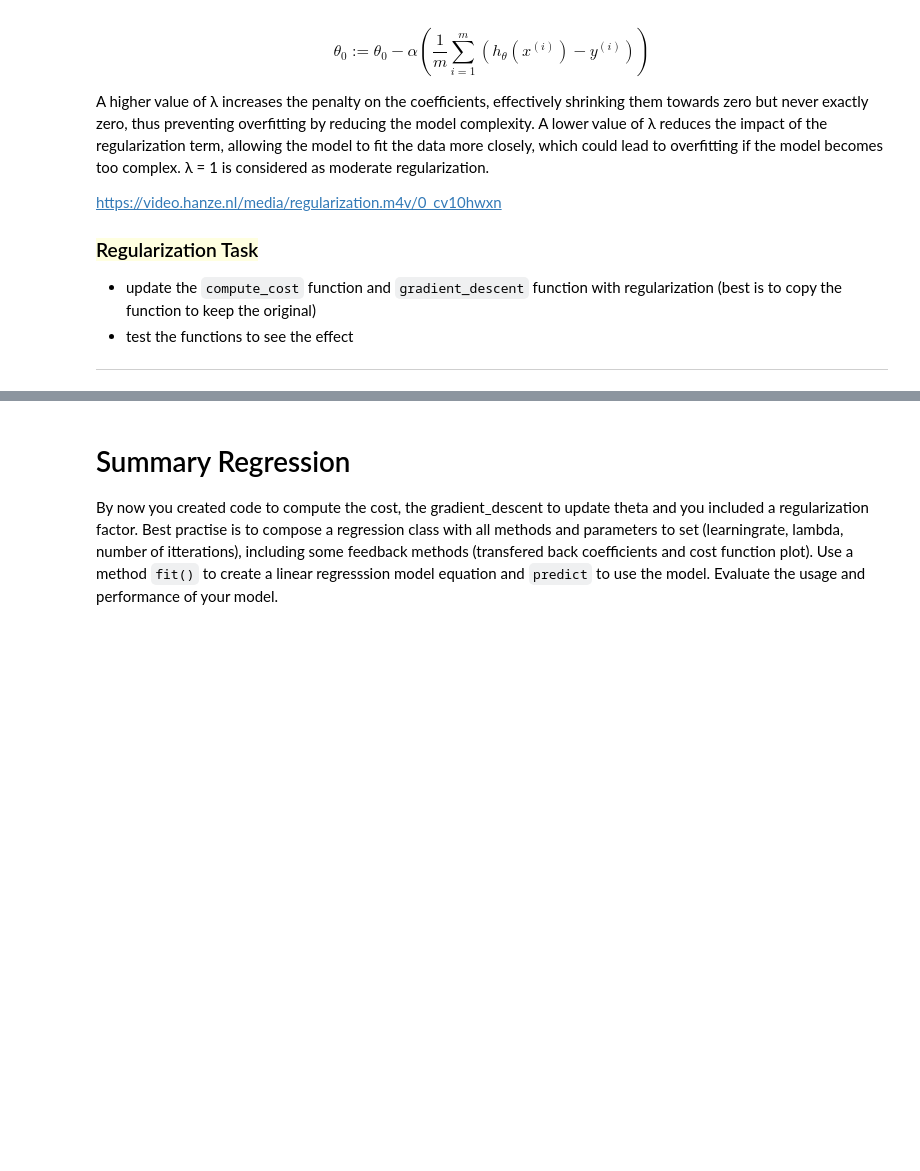
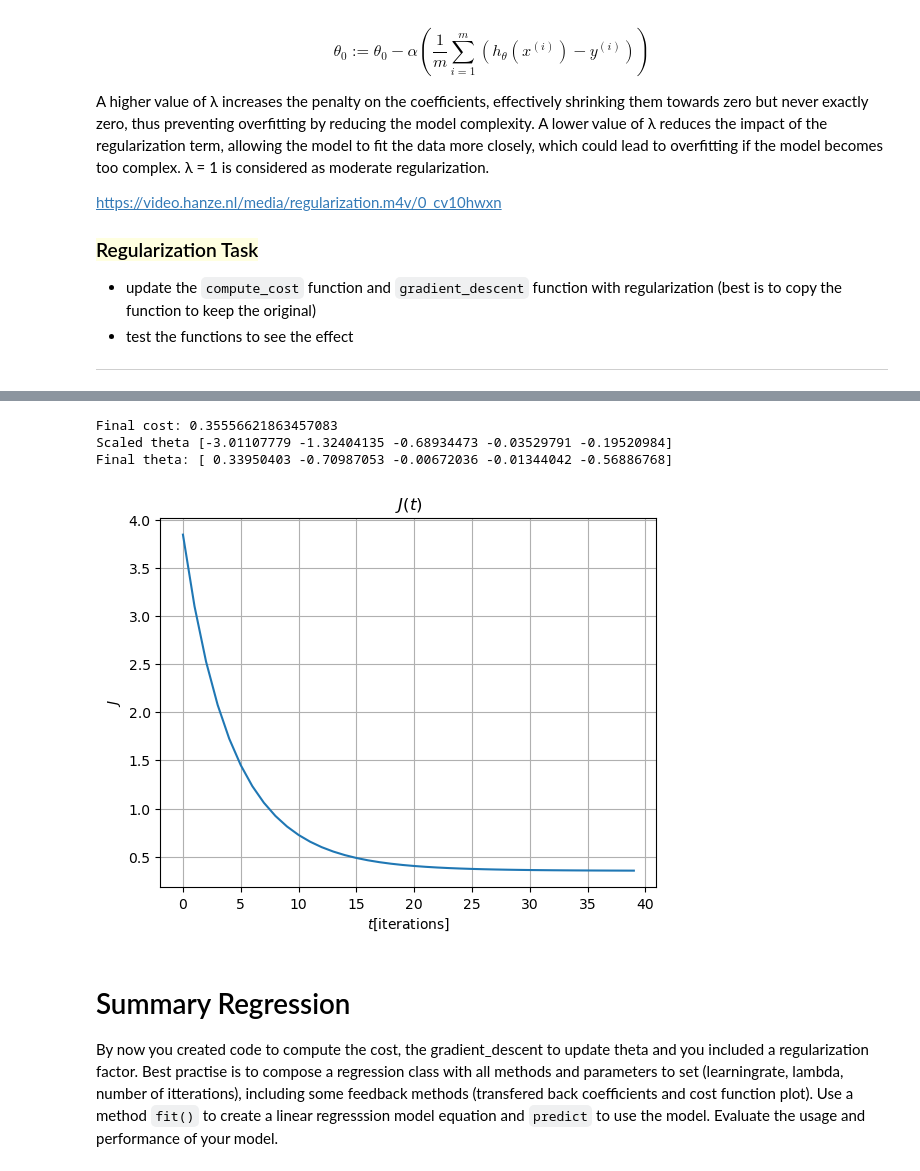
Before and after one commit to jgray1996/machinelearning, a Jupyter notebook: assignment 1/Assignment_Regression.ipynb, the cells around one changed output, grey strips where cells are left out. Saved outputs shown, nothing was run; the diff lists cells and outputs as text; code cells hidden in the pictures; blank space fills up the shorter version.

```diff
--- a/assignment 1/Assignment_Regression.ipynb
+++ b/assignment 1/Assignment_Regression.ipynb
@@ -616,3 +566,53 @@ Final cost: 0.5094225665745175
+# %%
+def compute_cost(X, y, theta, lambda_=1):
+    y_hat = X @ theta
+    error = y_hat - y
+    J = np.mean(lambda_ * error ** 2) / 2
+    return J
+
+def gradient_descent(X, y, theta, alpha=0.5, lambda_=1, epochs=50):
+    theta = theta.copy()
+    costs = []
+    m = y.size
+    for _ in range(epochs):
+        y_hat = X @ theta
+        error = y_hat - y
+        theta -= alpha/m * (X.T @ error + lambda_ * theta)
+        cost = compute_cost(X, y, theta, lambda_)
+        costs.append(cost)
+    return theta, costs
+
+## YOUR CODE HERE
+# prepare the data
+X, y, theta = data_preparation(df_logS)
+scaler.fit(X[:,1:])
+X_scaled = scaler.transform(X[:,1:])
+X_scaled = np.c_[np.ones(len(y)), X_scaled]
+
+# test the function
+# parameters
+alpha = 0.1
+epochs = 40
+lambda_ = 0.7
+theta = np.zeros(X.shape[1])
+
+# run functions
+theta, costs = gradient_descent(X_scaled, y, theta, alpha, lambda_, epochs)
+reversed_theta = reverse_theta(theta, scaler)
+# print and plot the results
+plt.plot(costs)
+plt.title("$J(t)$")
+plt.ylabel("$J$")
+plt.xlabel("$t$[iterations]")
+plt.grid(True)
+print(f"Final cost: {costs[-1]}")
+print(f"Scaled theta {theta}")
+print(f"Final theta: {reversed_theta}")
+# %% [output]
+Final cost: 0.35556621863457083
+Scaled theta [-3.01107779 -1.32404135 -0.68934473 -0.03529791 -0.19520984]
+Final theta: [ 0.33950403 -0.70987053 -0.00672036 -0.01344042 -0.56886768]
+[figure, added]
 # %% [markdown]
 # Summary Regression
 By now you created code to compute the cost, the gradient_descent to update theta and you included a regularization factor. Best practise is to compose a regression class with all methods and parameters to set (learningrate, lambda, number of itterations), including some feedback methods (transfered back coefficients and cost function plot). Use a method `fit()` to create a linear regresssion model equation and `predict` to use the model. Evaluate the usage and performance of your model.
```
Also changed, not shown: parts of 37 cells of this notebook, 5 other files.
